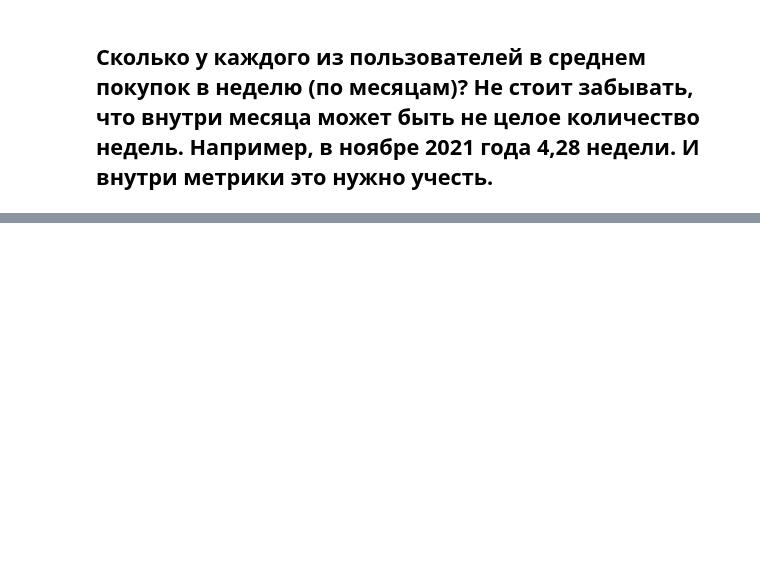
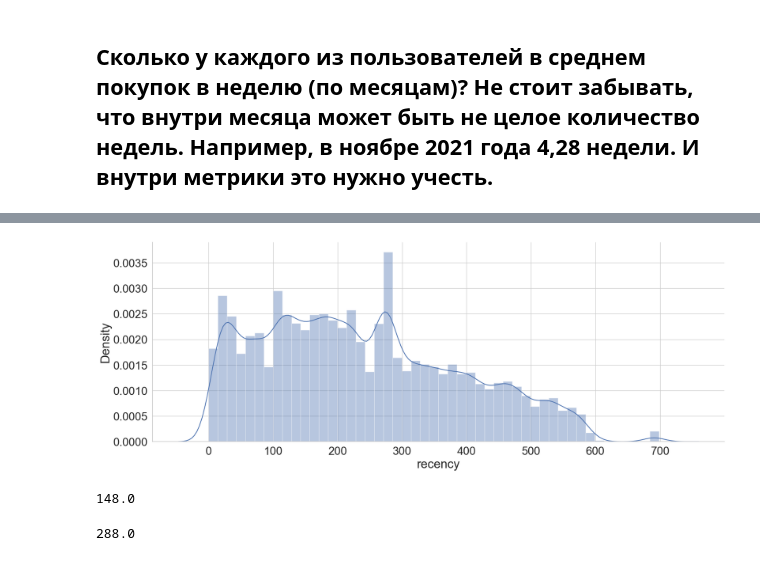
Before and after one commit to avgalkov/Analitic-projects, a Jupyter notebook: E-commerce analysis project/E-commerse project.ipynb, the cells around one changed output, grey strips where cells are left out. Cells and saved outputs as stored; diff of their text form; code cells hidden in the pictures; blank space fills up the shorter version.

```diff
--- a/E-commerce analysis project/E-commerse project.ipynb
+++ b/E-commerce analysis project/E-commerse project.ipynb
@@ -356,0 +525,3 @@ top_days.head()
+# %%
+recency = recency[['customer_unique_id','delta']]
+recency.head()
@@ -356,0 +535,5 @@ top_days.head()
+# %%
+frequency = cust_orders.groupby('customer_unique_id', as_index=False) \
+                       .agg({'order_purchase_timestamp': 'count'}) \
+                       .rename(columns={'order_purchase_timestamp': 'frequency'})
+frequency.head()
@@ -356,0 +547,5 @@ top_days.head()
+# %%
+monetary = cust_orders.groupby('customer_unique_id', as_index=False) \
+                      .agg({'price': 'sum'}) \
+                      .rename(columns={'price': 'monetary'})
+monetary.head()
@@ -356,0 +561,2 @@ top_days.head()
+# %%
+rfm_data = recency.merge(frequency, on = 'customer_unique_id').merge(monetary, on = 'customer_unique_id')
@@ -356,0 +572,5 @@ top_days.head()
+# %%
+sns.distplot(rfm_data.recency)
+sns.despine()
+# %% [output]
+[figure, added]
@@ -356,0 +579,8 @@ top_days.head()
+# %%
+rfm_data.recency.quantile(0.33)
+# %% [output]
+148.0
+# %%
+rfm_data.recency.quantile(0.66)
+# %% [output]
+288.0
```
Also changed, not shown: parts of 48 cells of this notebook.
